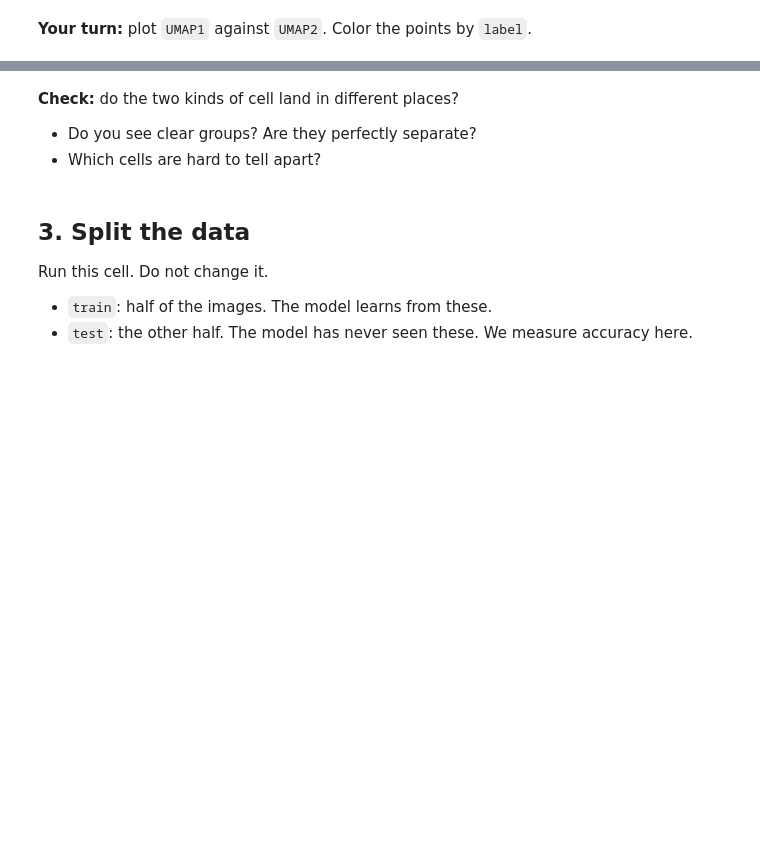
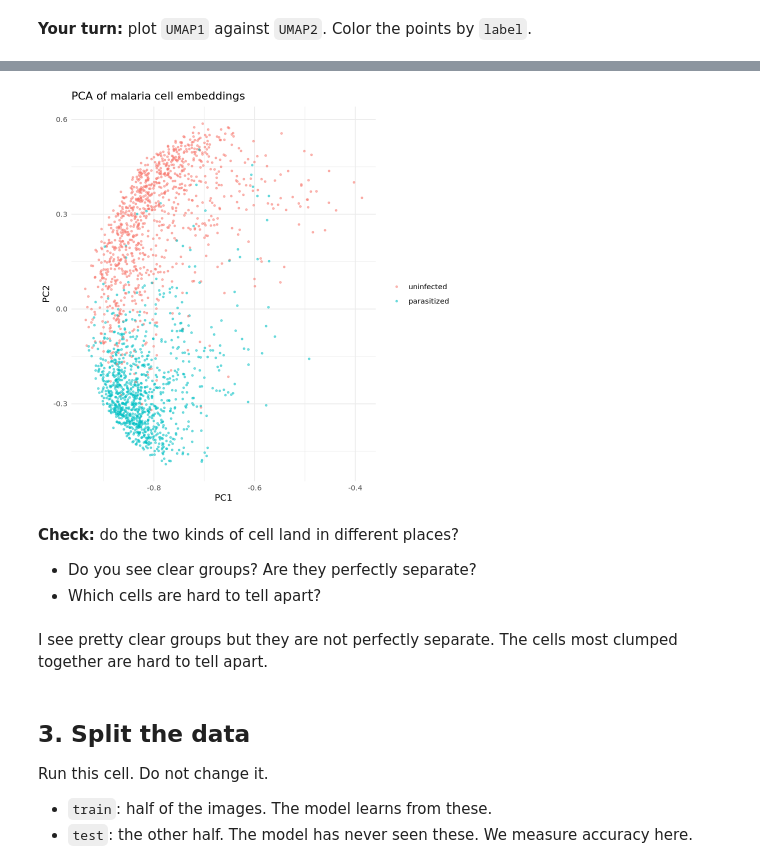
Before and after one commit to perryaholtz/codespace, a Jupyter notebook: exercises/17-encoder-exercise.ipynb, the cells around one changed output, grey strips where cells are left out. Drawn from its saved outputs; the diff is of its cells as text; code cells hidden in the pictures; blank space fills up the shorter version.

```diff
--- a/exercises/17-encoder-exercise.ipynb
+++ b/exercises/17-encoder-exercise.ipynb
@@ -48,8 +83,18 @@ umap_coords |> head()
+# %%
+pca_coords |>
+    ggplot(aes(x = PC1, y = PC2, color = label)) +
+    geom_point(alpha = 0.5, size = 0.8) +
+    labs(color = NULL, title = 'PCA of malaria cell embeddings') +
+    theme_minimal()
+# %% [output]
+[figure, added]
 # %% [markdown]
 **Check:** do the two kinds of cell land in different places?
 
 - Do you see clear groups? Are they perfectly separate?
 - Which cells are hard to tell apart?
+# %% [markdown]
+I see pretty clear groups but they are not perfectly separate. The cells most clumped together are hard to tell apart.
 # %% [markdown]
 ## 3. Split the data
 
```
Also changed, not shown: parts of 8 cells of this notebook, 2 other files.
